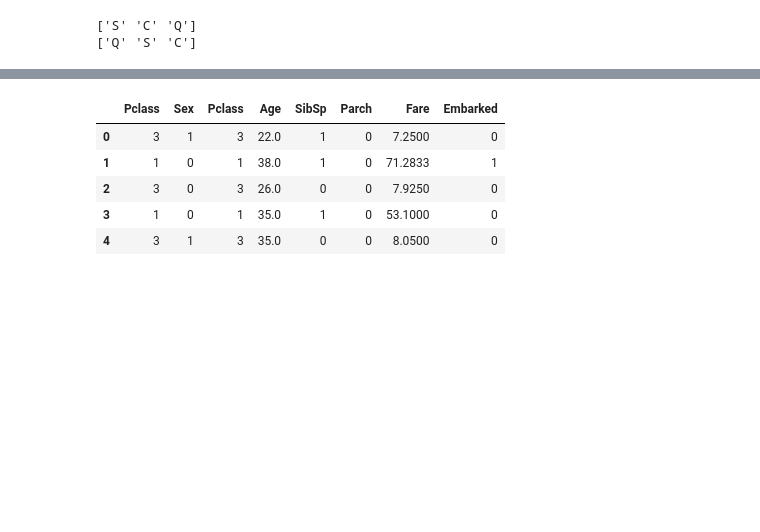
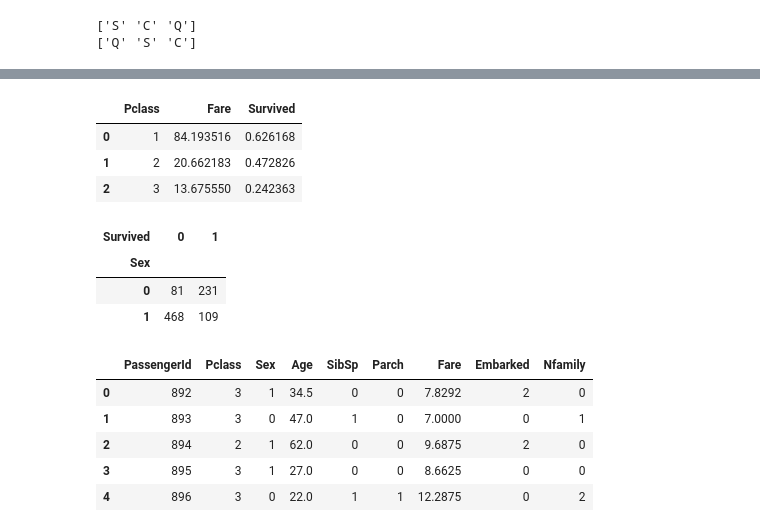
Before and after one commit to hamedrazavi/titanic_survival_prediction_kaggle, a Jupyter notebook: survival_prediction_titanic.ipynb, the cells around one changed output, grey strips where cells are left out. Drawn from its saved outputs; the diff is of its cells as text; code cells hidden in the pictures; blank space fills up the shorter version.

```diff
--- a/survival_prediction_titanic.ipynb
+++ b/survival_prediction_titanic.ipynb
@@ -143,2 +202,26 @@ testData.head()
+# %%
+trData[['Pclass','Fare','Survived']].groupby(['Pclass'], as_index = False).mean()
+# %% [output]
+|  | Pclass | Fare | Survived |
+| 0 | 1 | 84.193516 | 0.626168 |
+| 1 | 2 | 20.662183 | 0.472826 |
+| 2 | 3 | 13.675550 | 0.242363 |
+# %%
+pd.crosstab(trData['Sex'], trData['Survived'])
+# %% [output]
+| Survived | 0 | 1 |
+| Sex |  |  |
+| 0 | 81 | 231 |
+| 1 | 468 | 109 |
 # %%
-X = trData[['Pclass','Sex','Pclass','Age','SibSp','Parch','Fare','Embarked']]
+X = trData[['Pclass', 'Sex','Age', 'Fare', 'Nfamily', 'Embarked']]
+y = trData['Survived']
+X.head()
+testData.head()
+# %% [output]
+|  | PassengerId | Pclass | Sex | Age | SibSp | Parch | Fare | Embarked | Nfamily |
+| 0 | 892 | 3 | 1 | 34.5 | 0 | 0 | 7.8292 | 2 | 0 |
+| 1 | 893 | 3 | 0 | 47.0 | 1 | 0 | 7.0000 | 0 | 1 |
+| 2 | 894 | 2 | 1 | 62.0 | 0 | 0 | 9.6875 | 2 | 0 |
+| 3 | 895 | 3 | 1 | 27.0 | 0 | 0 | 8.6625 | 0 | 0 |
+| 4 | 896 | 3 | 0 | 22.0 | 1 | 1 | 12.2875 | 0 | 2 |
@@ -147,9 +227,0 @@ y = trData['Survived']
-# %%
-X.head()
-# %% [output]
-|  | Pclass | Sex | Pclass | Age | SibSp | Parch | Fare | Embarked |
-| 0 | 3 | 1 | 3 | 22.0 | 1 | 0 | 7.2500 | 0 |
-| 1 | 1 | 0 | 1 | 38.0 | 1 | 0 | 71.2833 | 1 |
-| 2 | 3 | 0 | 3 | 26.0 | 0 | 0 | 7.9250 | 0 |
-| 3 | 1 | 0 | 1 | 35.0 | 1 | 0 | 53.1000 | 0 |
-| 4 | 3 | 1 | 3 | 35.0 | 0 | 0 | 8.0500 | 0 |
```
Also changed, not shown: parts of 38 cells of this notebook, 1 other file.
